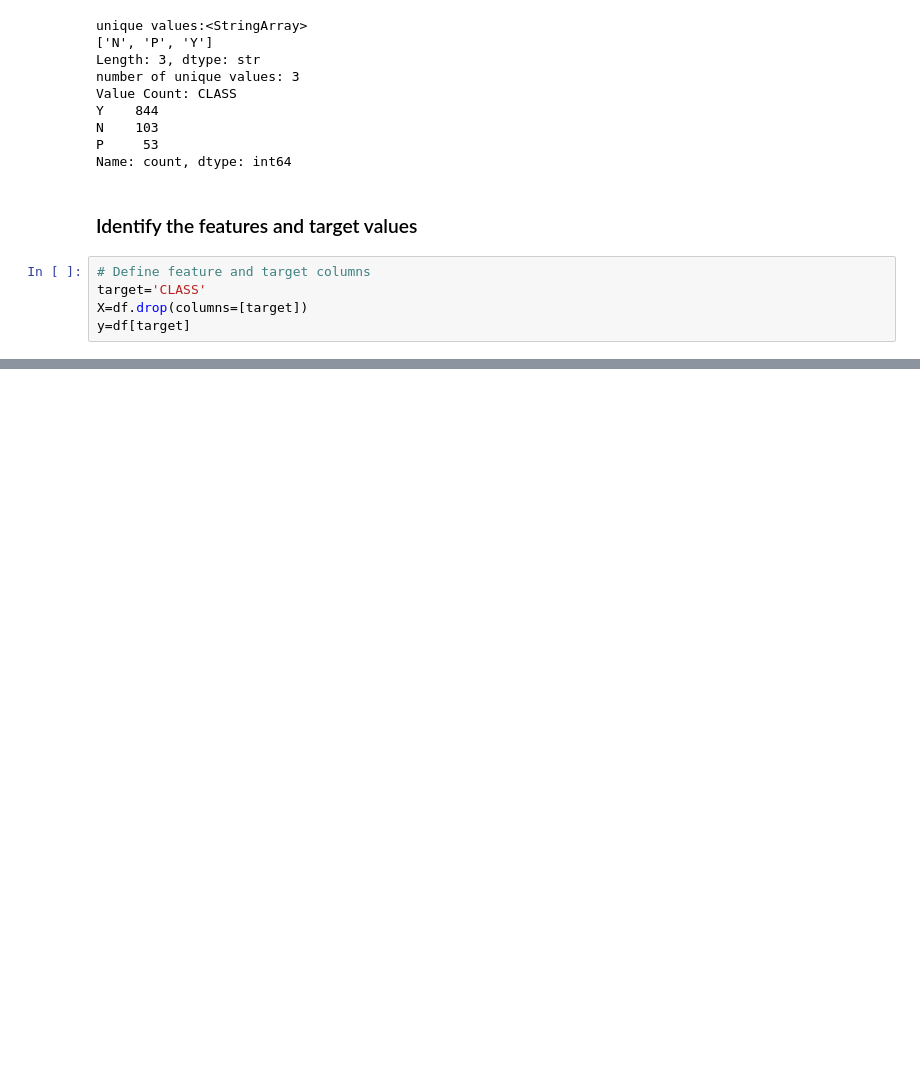
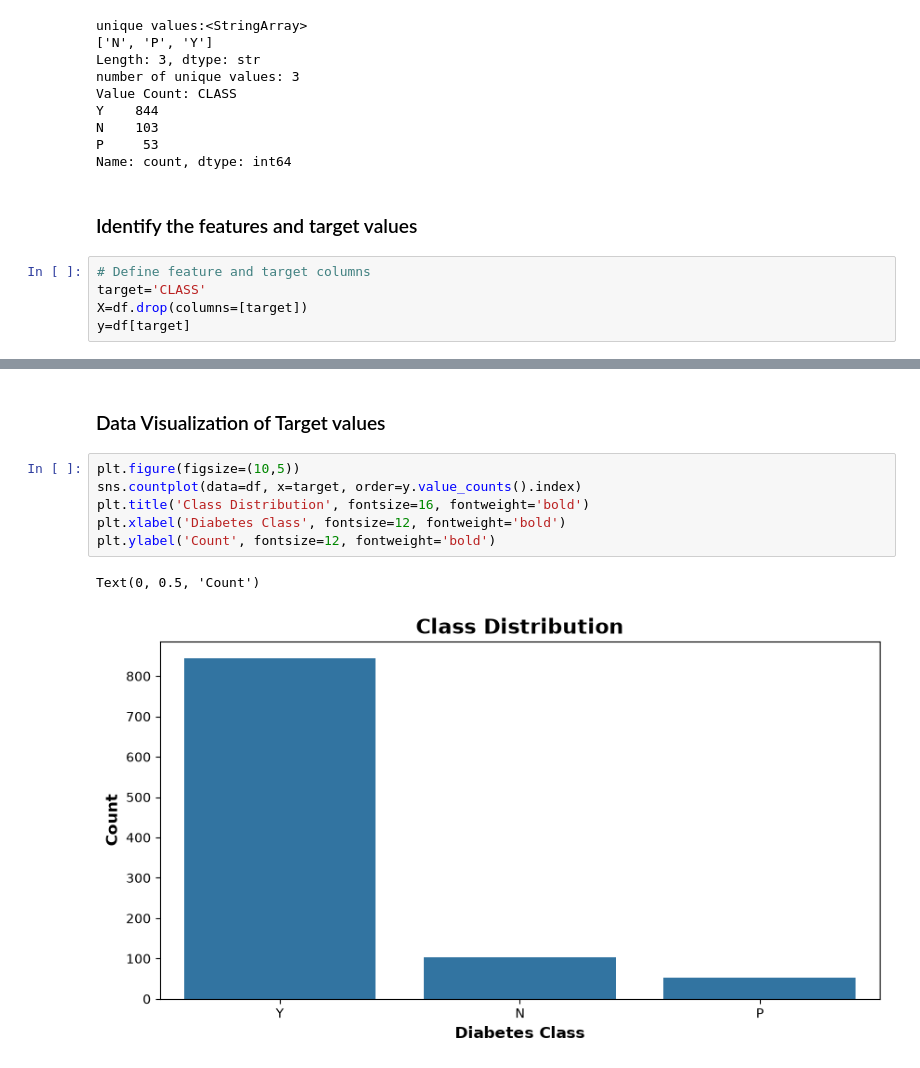
Before and after one commit to Ritupriya-Chowdhury/Diabetes_Prediction_Decision_Tree_Project, a Jupyter notebook: diabetes_prediction.ipynb, the cells around one changed output, grey strips where cells are left out. Saved outputs shown, nothing was run; the diff lists cells and outputs as text; blank space fills up the shorter version.

Commit message:
Target class distribution

```diff
--- a/diabetes_prediction.ipynb
+++ b/diabetes_prediction.ipynb
@@ -167,0 +208,11 @@ y=df[target]
+# %% [markdown]
+### Data Visualization of Target values
+# %%
+plt.figure(figsize=(10,5))
+sns.countplot(data=df, x=target, order=y.value_counts().index)
+plt.title('Class Distribution', fontsize=16, fontweight='bold')
+plt.xlabel('Diabetes Class', fontsize=12, fontweight='bold')
+plt.ylabel('Count', fontsize=12, fontweight='bold')
+# %% [output]
+Text(0, 0.5, 'Count')
+[figure, added]
```
Also changed, not shown: parts of 4 cells of this notebook.
